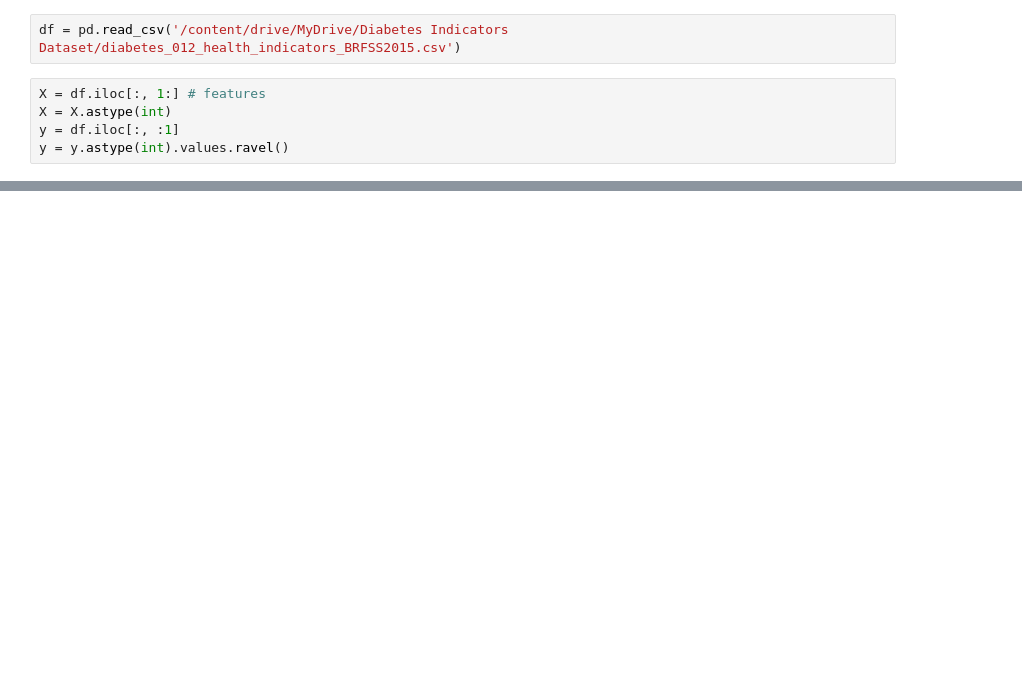
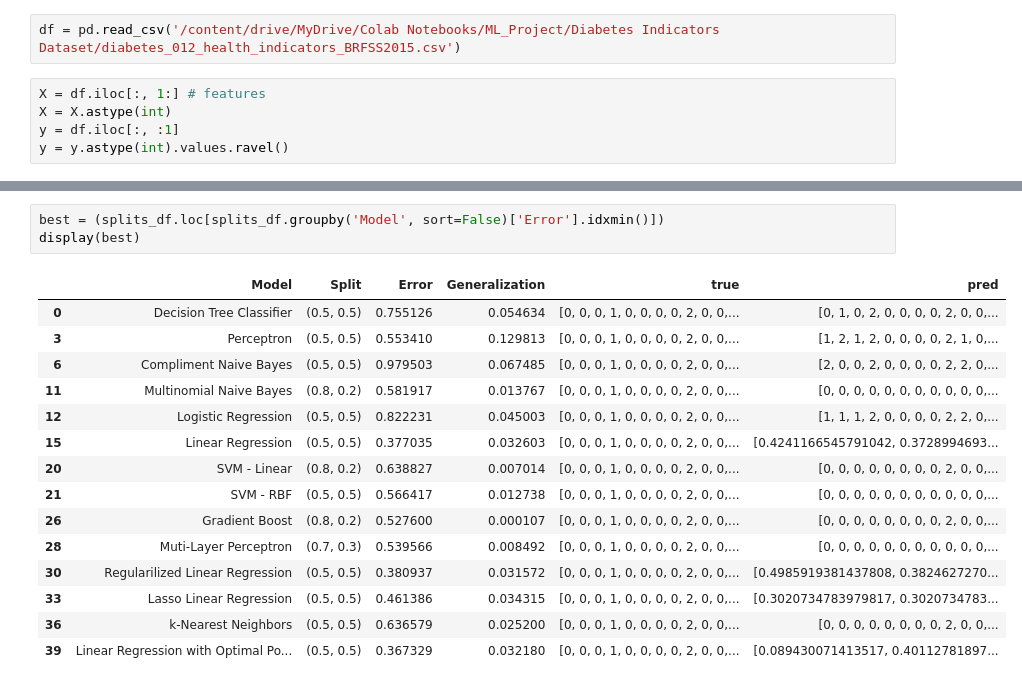
Before and after one commit to dgambone3/Diabetes_Machine_Learning_Model_Analysis, a Jupyter notebook: ML_Project.ipynb, the cells around one changed output, grey strips where cells are left out. Cells and saved outputs as stored; diff of their text form; blank space fills up the shorter version.

```diff
--- a/ML_Project.ipynb
+++ b/ML_Project.ipynb
@@ -54,7 +37,7 @@ from sklearn.linear_model import SGDRegressor
 from sklearn.linear_model import Lasso
 from sklearn.neighbors import KNeighborsClassifier
 # %%
-df = pd.read_csv('/content/drive/MyDrive/Diabetes Indicators Dataset/diabetes_012_health_indicators_BRFSS2015.csv')
+df = pd.read_csv('/content/drive/MyDrive/Colab Notebooks/ML_Project/Diabetes Indicators Dataset/diabetes_012_health_indicators_BRFSS2015.csv')
 # %%
 X = df.iloc[:, 1:] # features
 X = X.astype(int)
@@ -406,0 +378,19 @@ Fold Metrics for Perceptron with 50/50 Split
+# %%
+best = (splits_df.loc[splits_df.groupby('Model', sort=False)['Error'].idxmin()])
+display(best)
+# %% [output]
+|  | Model | Split | Error | Generalization | true | pred |
+| 0 | Decision Tree Classifier | (0.5, 0.5) | 0.755126 | 0.054634 | [0, 0, 0, 1, 0, 0, 0, 0, 2, 0, 0,... | [0, 1, 0, 2, 0, 0, 0, 0, 2, 0, 0,... |
+| 3 | Perceptron | (0.5, 0.5) | 0.553410 | 0.129813 | [0, 0, 0, 1, 0, 0, 0, 0, 2, 0, 0,... | [1, 2, 1, 2, 0, 0, 0, 0, 2, 1, 0,... |
+| 6 | Compliment Naive Bayes | (0.5, 0.5) | 0.979503 | 0.067485 | [0, 0, 0, 1, 0, 0, 0, 0, 2, 0, 0,... | [2, 0, 0, 2, 0, 0, 0, 0, 2, 2, 0,... |
+| 11 | Multinomial Naive Bayes | (0.8, 0.2) | 0.581917 | 0.013767 | [0, 0, 0, 1, 0, 0, 0, 0, 2, 0, 0,... | [0, 0, 0, 0, 0, 0, 0, 0, 0, 0, 0,... |
+| 12 | Logistic Regression | (0.5, 0.5) | 0.822231 | 0.045003 | [0, 0, 0, 1, 0, 0, 0, 0, 2, 0, 0,... | [1, 1, 1, 2, 0, 0, 0, 0, 2, 2, 0,... |
+| 15 | Linear Regression | (0.5, 0.5) | 0.377035 | 0.032603 | [0, 0, 0, 1, 0, 0, 0, 0, 2, 0, 0,... | [0.4241166545791042, 0.3728994693... |
+| 20 | SVM - Linear | (0.8, 0.2) | 0.638827 | 0.007014 | [0, 0, 0, 1, 0, 0, 0, 0, 2, 0, 0,... | [0, 0, 0, 0, 0, 0, 0, 0, 2, 0, 0,... |
+| 21 | SVM - RBF | (0.5, 0.5) | 0.566417 | 0.012738 | [0, 0, 0, 1, 0, 0, 0, 0, 2, 0, 0,... | [0, 0, 0, 0, 0, 0, 0, 0, 0, 0, 0,... |
+| 26 | Gradient Boost | (0.8, 0.2) | 0.527600 | 0.000107 | [0, 0, 0, 1, 0, 0, 0, 0, 2, 0, 0,... | [0, 0, 0, 0, 0, 0, 0, 0, 2, 0, 0,... |
+| 28 | Muti-Layer Perceptron | (0.7, 0.3) | 0.539566 | 0.008492 | [0, 0, 0, 1, 0, 0, 0, 0, 2, 0, 0,... | [0, 0, 0, 0, 0, 0, 0, 0, 0, 0, 0,... |
+| 30 | Regularilized Linear Regression | (0.5, 0.5) | 0.380937 | 0.031572 | [0, 0, 0, 1, 0, 0, 0, 0, 2, 0, 0,... | [0.4985919381437808, 0.3824627270... |
+| 33 | Lasso Linear Regression | (0.5, 0.5) | 0.461386 | 0.034315 | [0, 0, 0, 1, 0, 0, 0, 0, 2, 0, 0,... | [0.3020734783979817, 0.3020734783... |
+| 36 | k-Nearest Neighbors | (0.5, 0.5) | 0.636579 | 0.025200 | [0, 0, 0, 1, 0, 0, 0, 0, 2, 0, 0,... | [0, 0, 0, 0, 0, 0, 0, 0, 2, 0, 0,... |
+| 39 | Linear Regression with Optimal Po... | (0.5, 0.5) | 0.367329 | 0.032180 | [0, 0, 0, 1, 0, 0, 0, 0, 2, 0, 0,... | [0.089430071413517, 0.40112781897... |
```
Also changed, not shown: parts of 22 cells of this notebook.
